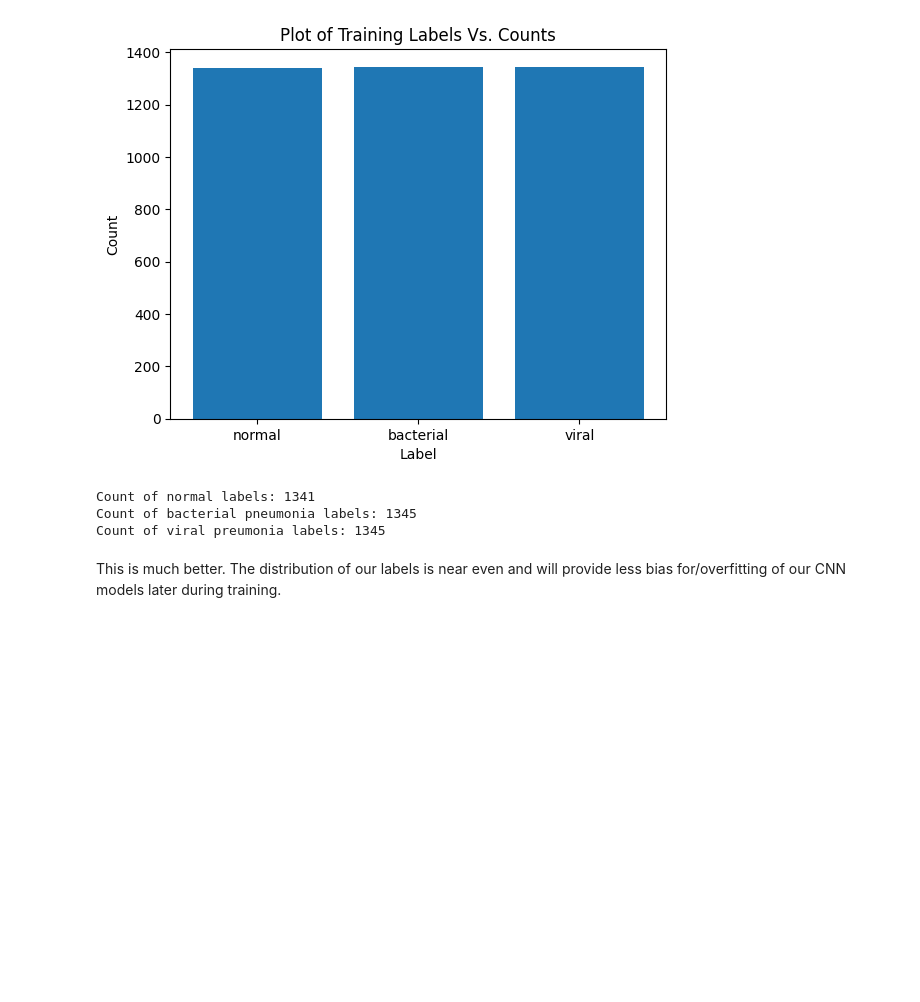
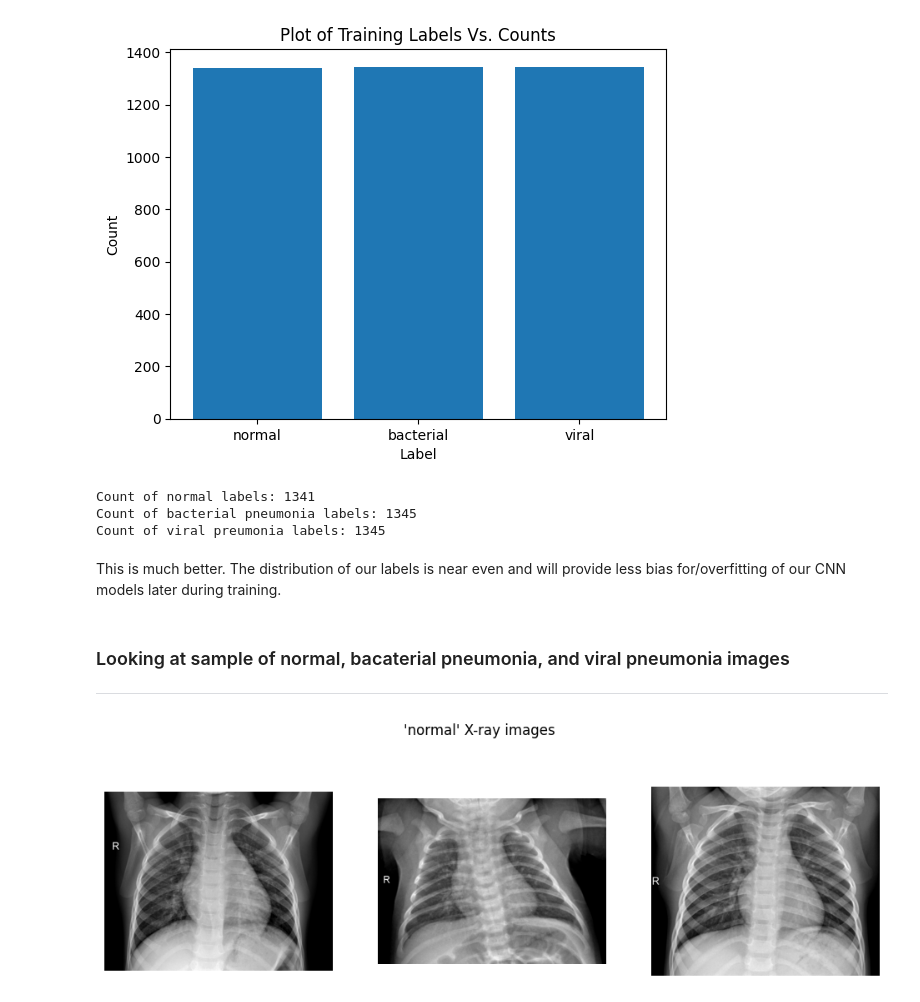
Before and after one commit to evansphillips/xray-image-classification-cnns, a Jupyter notebook: notebooks/xray_classification_cnn.ipynb, the cells around one changed output. Saved outputs shown, nothing was run; the diff lists cells and outputs as text; code cells hidden in the pictures; blank space fills up the shorter version.

Commit message:
Update xray_classification_cnn.ipynb
Adding plots to show first 3 images of normal, bacterial pneumonia, and viral pneumonia.

```diff
--- a/notebooks/xray_classification_cnn.ipynb
+++ b/notebooks/xray_classification_cnn.ipynb
@@ -183,3 +183,6 @@ Count of bacterial pneumonia labels: 1345
 Count of viral preumonia labels: 1345
 # %% [markdown]
 This is much better. The distribution of our labels is near even and will provide less bias for/overfitting of our CNN models later during training.
+# %% [markdown]
+### Looking at sample of normal, bacaterial pneumonia, and viral pneumonia images
+---
@@ -185,0 +249,4 @@ This is much better. The distribution of our labels is near even and will provid
+# %%
+plot_first_three_matching_images(directory=train_image_norm_dir, target_string='normal')
+# %% [output]
+[figure, added]
```
Also changed, not shown: parts of 3 cells of this notebook.
